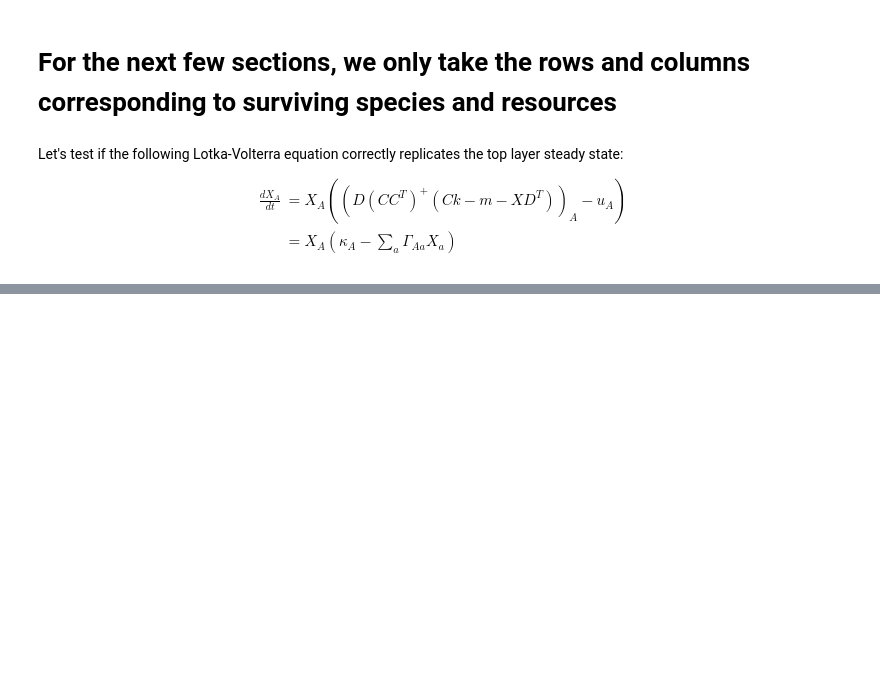
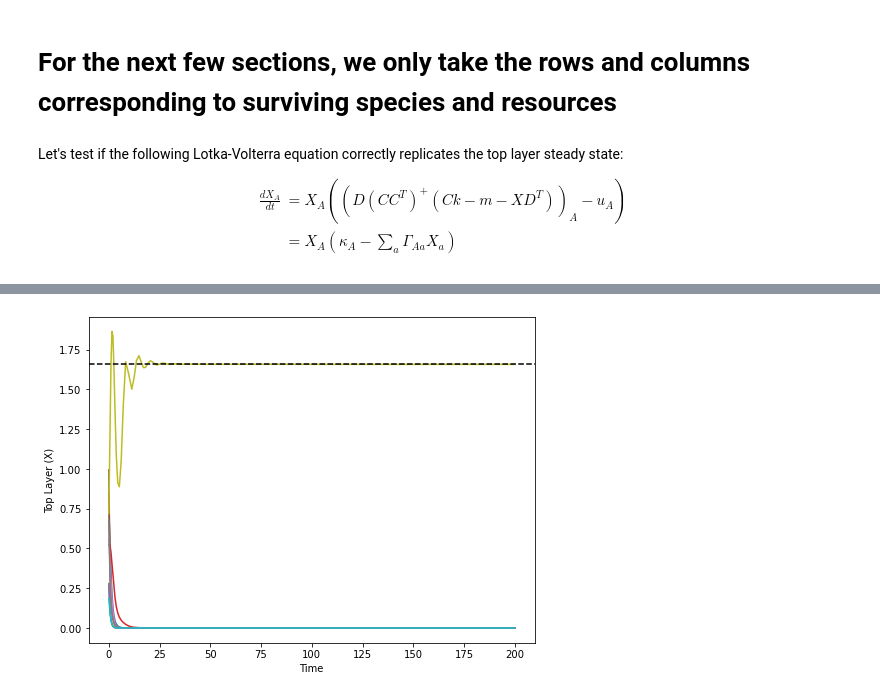
Before and after one commit to fengzhijie88/resource_consumer, a Jupyter notebook: 3-layer MCRM and Lotka-Volterra.ipynb, the cells around one changed output, grey strips where cells are left out. Saved outputs shown, nothing was run; the diff lists cells and outputs as text; code cells hidden in the pictures; blank space fills up the shorter version.

```diff
--- a/3-layer MCRM and Lotka-Volterra.ipynb
+++ b/3-layer MCRM and Lotka-Volterra.ipynb
@@ -171,3 +174,22 @@ $\alpha, \beta, \gamma$ are defined as follows:
     \alpha &= D(CC^T)^{-1} \\
     \beta &= (CC^T)^{-1}D^T
 \end{align*}
+# %%
+A = C@C.T
+A_inv = np.linalg.inv(A)
+gamma = np.linalg.inv(D@A_inv@D.T)
+alpha = D@A_inv
+beta = A_inv@D.T
+# %%
+X_star = gamma@alpha@C@k - gamma@alpha@m - gamma@u
+
+plt.figure(figsize=(8,6))
+plt.plot(sol.t, sol.y[:top_species].T)
+plt.xlabel('Time')
+plt.ylabel('Top Layer (X)')
+for value in X_star:
+       plt.axhline(value,color='k',ls='--')
+
+plt.show()
+# %% [output]
+[figure, added]
```
Also changed, not shown: parts of 11 cells of this notebook.
